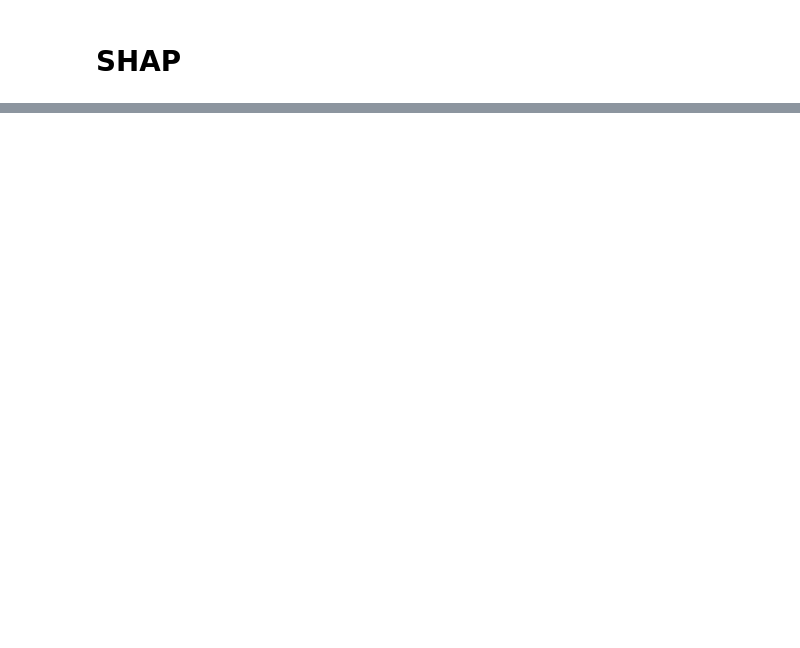
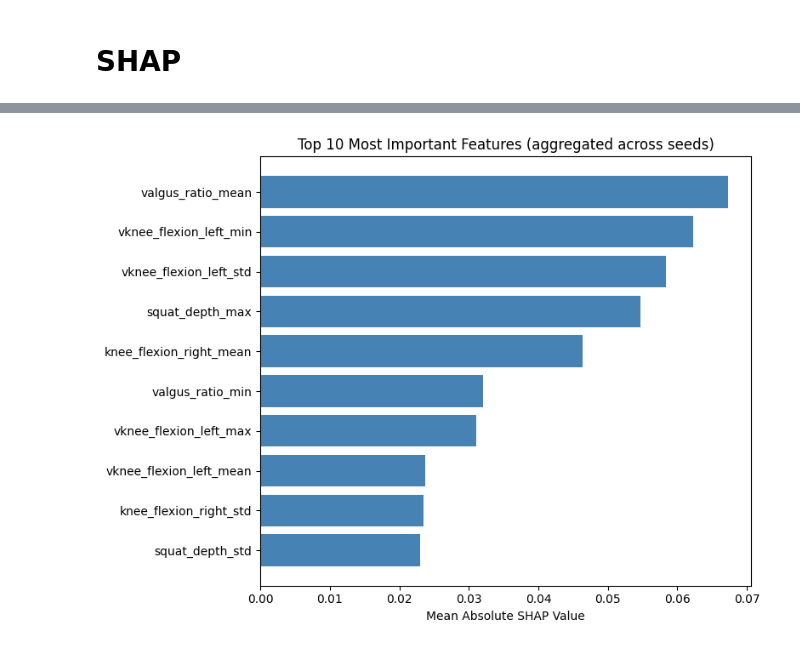
Before and after one commit to perujuice/BScThesis, a Jupyter notebook: models/rf-bioFeatures.ipynb, the cells around one changed output, grey strips where cells are left out. Drawn from its saved outputs; the diff is of its cells as text; code cells hidden in the pictures; blank space fills up the shorter version.

```diff
--- a/models/rf-bioFeatures.ipynb
+++ b/models/rf-bioFeatures.ipynb
@@ -307,0 +318,84 @@ shap.plots.bar(shap.Explanation(
+# %%
+import shap
+import matplotlib.pyplot as plt
+import pandas as pd
+import numpy as np
+
+
+best_params =  {
+    'max_depth': 6,
+    'max_features': 'sqrt',
+    'min_samples_leaf': 1,
+    'min_samples_split': 2,
+    'n_estimators': 300
+    }
+
+
+all_shap_values = []
+all_X_tests = []
+
+for seed in seeds:
+    print(f"Seed {seed}")
+    set_seed(seed)
+
+    # Train/test split
+    X_train, X_test, y_train, y_test = train_test_split(
+        X, y, test_size=0.2, stratify=y, random_state=seed
+    )
+
+    # Normalize
+    scaler = MinMaxScaler()
+    X_train = scaler.fit_transform(X_train)
+    X_test = scaler.transform(X_test)
+
+    # Augment
+    augmenter = Augmenter(noise_std=0.05, noise_n=2)
+    X_train, y_train = augment_rf_data(X_train, y_train, augmenter, base_seed=seed)
+
+    # Train model
+    model = RandomForestClassifier(**best_params, random_state=seed)
+    model.fit(X_train, y_train)
+
+    # Compute SHAP
+    explainer = shap.TreeExplainer(model, model_output="raw")
+
+    shap_vals = explainer.shap_values(X_test)  # shape: (n_samples, n_features, 2)
+
+    print(f"SHAP values shape: {shap_vals.shape}")
+
+    # Use class 0 (bad squat) explanation
+    shap_vals_class0 = shap_vals[:, :, 1]  # shape: (51, 22)
+ # shape: (n_samples, n_features)
+
+    print(f"SHAP values for class 0 shape: {shap_vals_class0.shape}")
+
+    all_shap_values.append(shap_vals_class0)
+    all_X_tests.append(X_test)
+
+# Combine all SHAP and test data
+shap_all = np.vstack(all_shap_values)
+X_test_all = np.vstack(all_X_tests)
+# Compute mean absolute SHAP values
+mean_abs_shap = np.abs(shap_all).mean(axis=0)
+
+# Ensure feature names match the number of features
+feature_names = feature_cols[:shap_all.shape[1]]
+
+print("Shape of shap_all:", shap_all.shape)         # Should be (total_samples, 22)
+print("Feature count:", len(feature_cols))          # Should be 22
+print("Feature names in plot:", feature_names)      # Should match the above
+
+
+# Create DataFrame and plot
+shap_df = pd.DataFrame({
+    "Feature": feature_names,
+    "Mean |SHAP|": mean_abs_shap
+}).sort_values(by="Mean |SHAP|", ascending=False).head(10)
+
+plt.figure(figsize=(8, 6))
+plt.barh(shap_df["Feature"][::-1], shap_df["Mean |SHAP|"][::-1], color="steelblue")
+plt.xlabel("Mean Absolute SHAP Value")
+plt.title("Top 10 Most Important Features (aggregated across seeds)")
+plt.tight_layout()
+plt.show()
+# %% [output]
@@ -307,0 +419 @@ shap.plots.bar(shap.Explanation(
+[figure, added]
```
Also changed, not shown: parts of 13 cells of this notebook, 16 other files.
